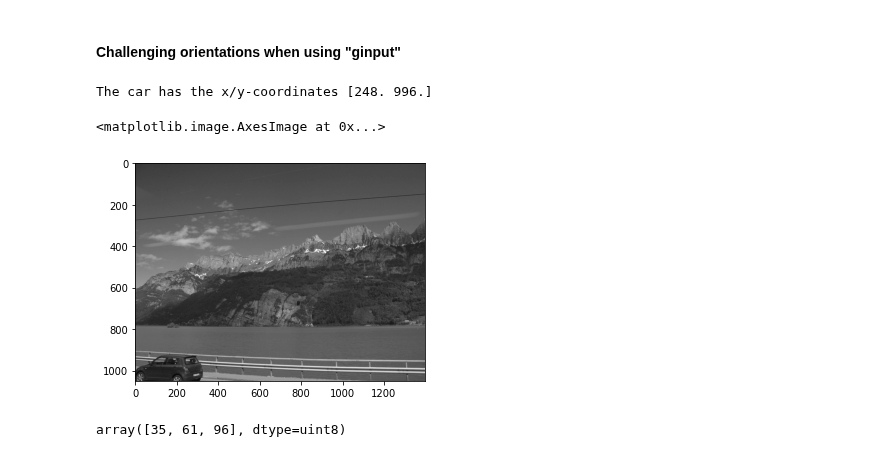
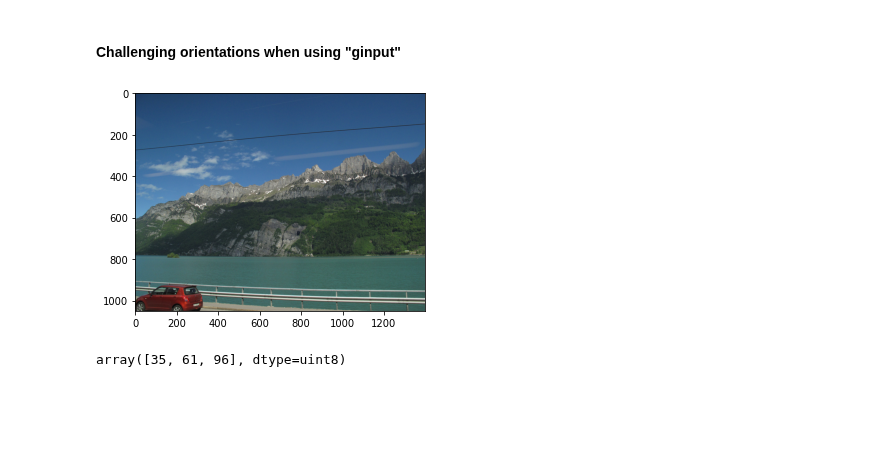
Before and after one commit to thomas-haslwanter/CSS_ipynb, a Jupyter notebook: ImgProc_1_Intro.ipynb, the cells around one changed output. Saved outputs shown, nothing was run; the diff lists cells and outputs as text; code cells hidden in the pictures; blank space fills up the shorter version.

Commit message:
ensure that apps run in web-hosted environment

```diff
--- a/ImgProc_1_Intro.ipynb
+++ b/ImgProc_1_Intro.ipynb
@@ -54,10 +49,0 @@ plt.gray()
-# %%
-in_file = r'data/images/Waalensee.jpg'
-img = plt.imread(in_file)
-plt.imshow(img)
-plt.title('Please click a point on tbe car')
-selected = np.round(np.array(plt.ginput(1)))
-print(f'The car has the x/y-coordinates {selected[0]}')
-plt.close()
-# %% [output]
-The car has the x/y-coordinates [248. 996.]
@@ -67,7 +49,0 @@ bw = ski.color.rgb2gray(img)
-# %%
-# Back to inline images
-%matplotlib inline
-plt.imshow(bw)
-# %% [output]
-<matplotlib.image.AxesImage at 0x...>
-[figure, removed]
@@ -74,3 +53,28 @@ plt.imshow(bw)
+# %%
+# In a web-hosted environment, this ensures that the Notebook runs.
+# On your computer, please set this flag to 'True'
+interactive_flag = False
+
+if interactive_flag:
+    # Plot this into an external window, so that interactive selection is possible
+    # Depending on the available backends your system, you might have to type
+    # %matplotlib TkAkk
+    # or simply
+    # %matplotlib
+    %matplotlib qt5
+    plt.imshow(img)
+    plt.title('Please click a point on tbe car')
+    selected = np.round(np.array(plt.ginput(1)))
+    print(f'The car has the x/y-coordinates {selected[0]}')
+    plt.close()
+else:
+    selected = [200, 989]
+    %matplotlib inline
+    plt.imshow(img)
+    # I have had difficulties when hosted applications are supposed to run "ginput".
+    # As a result, I hard-code the input here.
+# %% [output]
+[figure, added]
 # %%
 # Next, a copy of the image is made, and two squares are modified:
 # one to white, the other one to gray.
```
Also changed, not shown: parts of 3 cells of this notebook.
